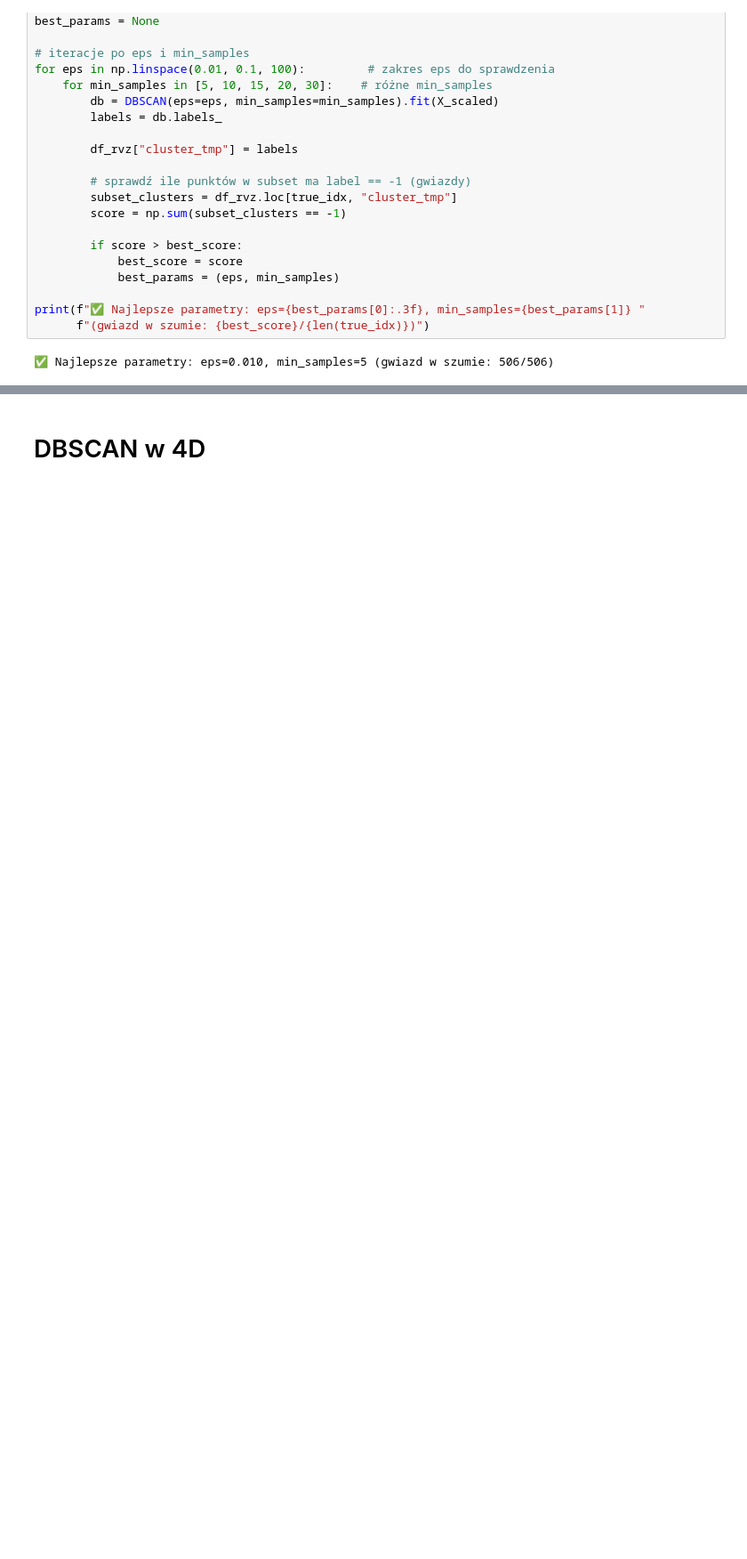
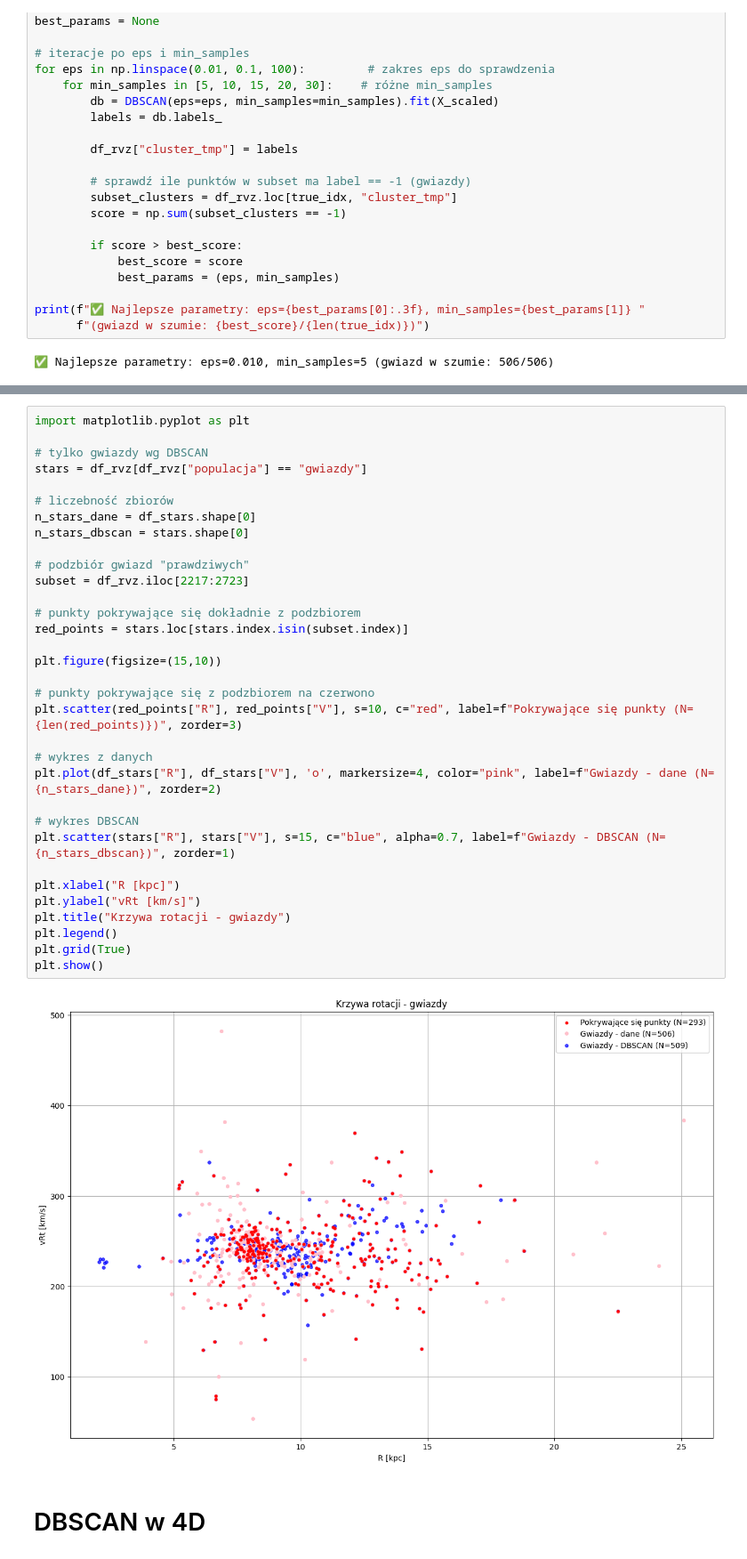
Before and after one commit to redrosesarecool/staz, a Jupyter notebook: krzywa_rotacji.ipynb, the cells around one changed output, grey strips where cells are left out. Shown at 89% size. Cells and saved outputs as stored; diff of their text form; blank space fills up the shorter version.

```diff
--- a/krzywa_rotacji.ipynb
+++ b/krzywa_rotacji.ipynb
@@ -484,2 +486,37 @@ plt.show()
+# %%
+import matplotlib.pyplot as plt
+
+# tylko gwiazdy wg DBSCAN
+stars = df_rvz[df_rvz["populacja"] == "gwiazdy"]
+
+# liczebność zbiorów
+n_stars_dane = df_stars.shape[0]
+n_stars_dbscan = stars.shape[0]
+
+# podzbiór gwiazd "prawdziwych"
+subset = df_rvz.iloc[2217:2723]
+
+# punkty pokrywające się dokładnie z podzbiorem
+red_points = stars.loc[stars.index.isin(subset.index)]
+
+plt.figure(figsize=(15,10))
+
+# punkty pokrywające się z podzbiorem na czerwono
+plt.scatter(red_points["R"], red_points["V"], s=10, c="red", label=f"Pokrywające się punkty (N={len(red_points)})", zorder=3)
+
+# wykres z danych
+plt.plot(df_stars["R"], df_stars["V"], 'o', markersize=4, color="pink", label=f"Gwiazdy - dane (N={n_stars_dane})", zorder=2)
+
+# wykres DBSCAN
+plt.scatter(stars["R"], stars["V"], s=15, c="blue", alpha=0.7, label=f"Gwiazdy - DBSCAN (N={n_stars_dbscan})", zorder=1)
+
+plt.xlabel("R [kpc]")
+plt.ylabel("vRt [km/s]")
+plt.title("Krzywa rotacji - gwiazdy")
+plt.legend()
+plt.grid(True)
+plt.show()
+# %% [output]
+[figure, added]
 # %% [markdown]
 # DBSCAN w 4D
```
Also changed, not shown: parts of 2 cells of this notebook.
